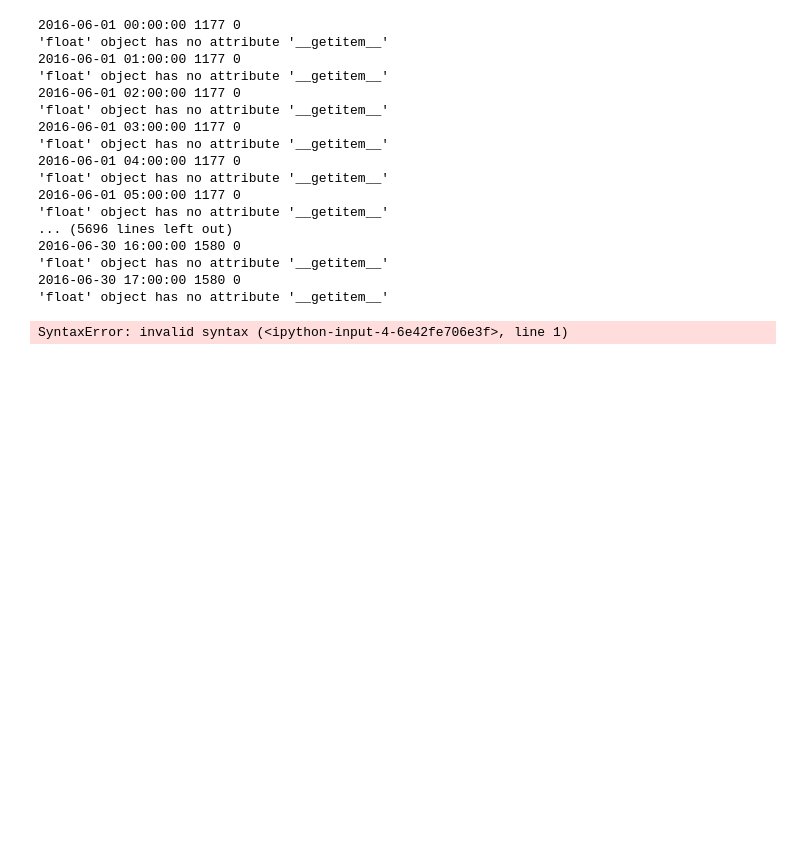
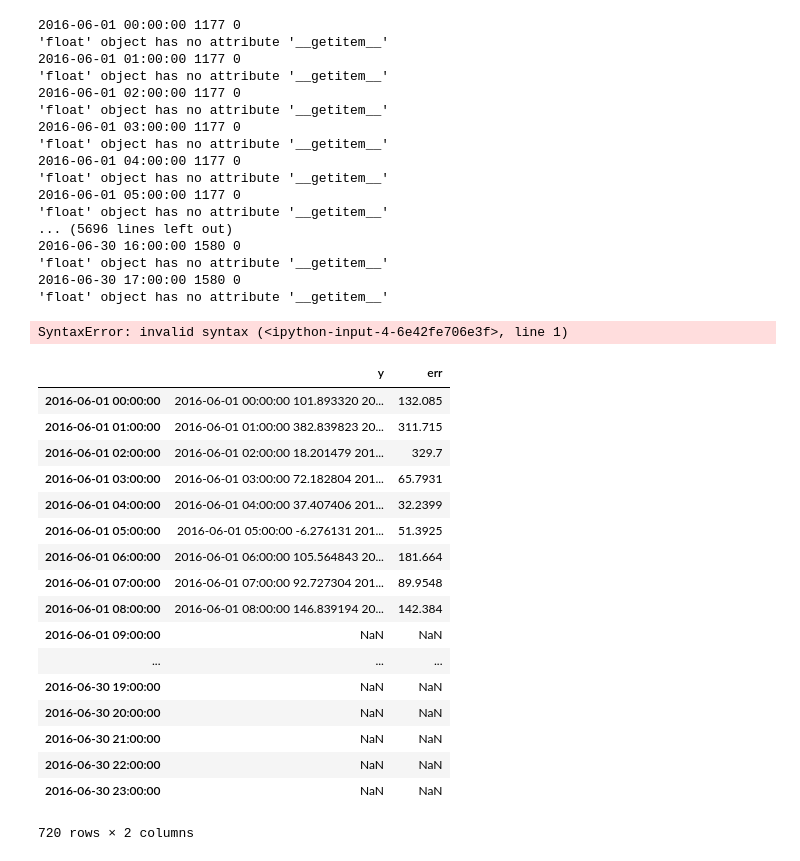
Before and after one commit to PhySci/projectNYtaxi, a Jupyter notebook: week4/results2File.ipynb, the cells around one changed output. Saved outputs shown, nothing was run; the diff lists cells and outputs as text; code cells hidden in the pictures; blank space fills up the shorter version.

```diff
--- a/week4/results2File.ipynb
+++ b/week4/results2File.ipynb
@@ -47,0 +46,23 @@ SyntaxError: invalid syntax (<ipython-input-4-6e42fe706e3f>, line 1)
+# %%
+resDf = pd.read_pickle('predictionResults.pcl')
+# %%
+resDf.loc['1177']
+# %% [output]
+|  | y | err |
+| 2016-06-01 00:00:00 | 2016-06-01 00:00:00 101.893320 20... | 132.085 |
+| 2016-06-01 01:00:00 | 2016-06-01 01:00:00 382.839823 20... | 311.715 |
+| 2016-06-01 02:00:00 | 2016-06-01 02:00:00 18.201479 201... | 329.7 |
+| 2016-06-01 03:00:00 | 2016-06-01 03:00:00 72.182804 201... | 65.7931 |
+| 2016-06-01 04:00:00 | 2016-06-01 04:00:00 37.407406 201... | 32.2399 |
+| 2016-06-01 05:00:00 | 2016-06-01 05:00:00 -6.276131 201... | 51.3925 |
+| 2016-06-01 06:00:00 | 2016-06-01 06:00:00 105.564843 20... | 181.664 |
+| 2016-06-01 07:00:00 | 2016-06-01 07:00:00 92.727304 201... | 89.9548 |
+| 2016-06-01 08:00:00 | 2016-06-01 08:00:00 146.839194 20... | 142.384 |
+| 2016-06-01 09:00:00 | NaN | NaN |
+| ... | ... | ... |
+| 2016-06-30 19:00:00 | NaN | NaN |
+| 2016-06-30 20:00:00 | NaN | NaN |
+| 2016-06-30 21:00:00 | NaN | NaN |
+| 2016-06-30 22:00:00 | NaN | NaN |
+| 2016-06-30 23:00:00 | NaN | NaN |
+720 rows × 2 columns
```
Also changed, not shown: parts of 2 cells of this notebook, 4 other files.
